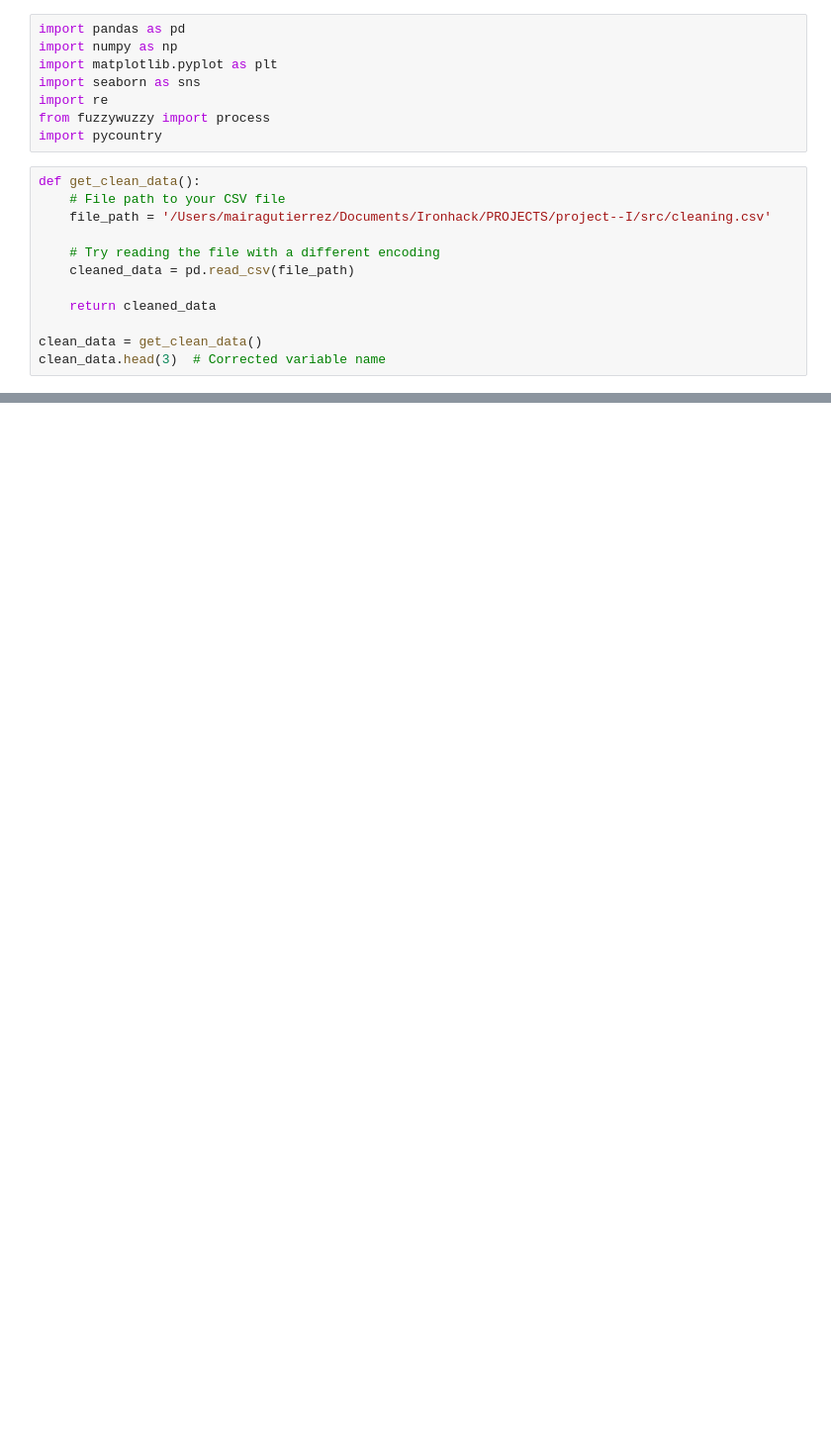
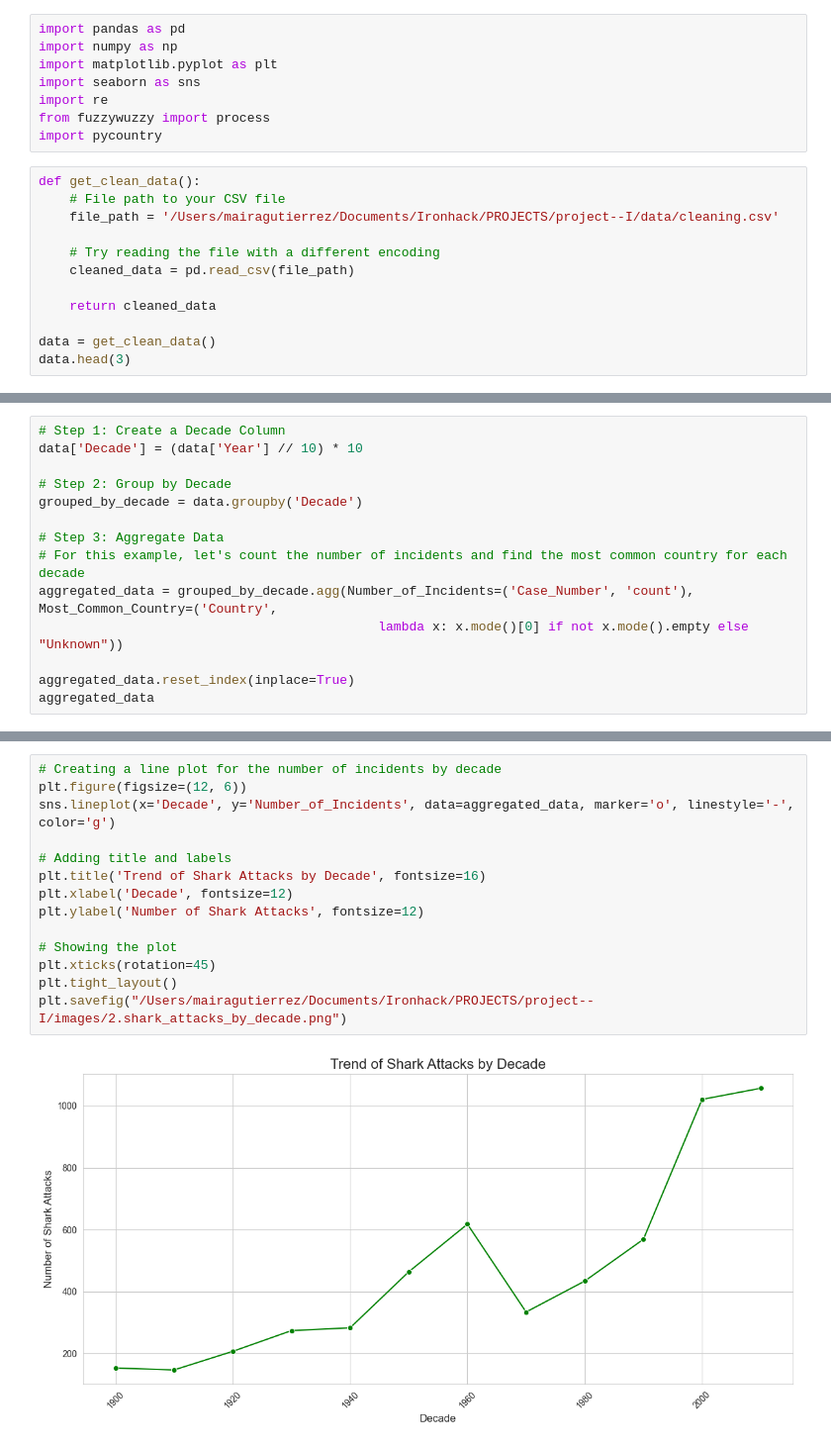
Before and after one commit to MairaMG/project--I, a Jupyter notebook: src/Analysis.ipynb, the cells around one changed output, grey strips where cells are left out. Shown at 99% size. Cells and saved outputs as stored; diff of their text form; blank space fills up the shorter version.

```diff
--- a/src/Analysis.ipynb
+++ b/src/Analysis.ipynb
@@ -9,15 +9,15 @@ import pycountry
 # %%
 def get_clean_data():
     # File path to your CSV file
-    file_path = '/Users/mairagutierrez/Documents/Ironhack/PROJECTS/project--I/src/cleaning.csv'
+    file_path = '/Users/mairagutierrez/Documents/Ironhack/PROJECTS/project--I/data/cleaning.csv'
 
     # Try reading the file with a different encoding
     cleaned_data = pd.read_csv(file_path)
 
     return cleaned_data
 
-clean_data = get_clean_data()
-clean_data.head(3)  # Corrected variable name
+data = get_clean_data()
+data.head(3)
 # %% [output]
 |  | Case_Number | Date | Year | Extracted_Month | Type | Country | Area | Location | Activity | ... |
 | 0 | 2018.06.25 | 25-Jun-2018 | 2018 | 6.0 | Boating | usa | California | Oceanside, San Diego County | surfing | ... |
@@ -80,0 +52,14 @@ dtype: int64
+# %%
+# Step 1: Create a Decade Column
+data['Decade'] = (data['Year'] // 10) * 10
+
+# Step 2: Group by Decade
+grouped_by_decade = data.groupby('Decade')
+
+# Step 3: Aggregate Data
+# For this example, let's count the number of incidents and find the most common country for each decade
+aggregated_data = grouped_by_decade.agg(Number_of_Incidents=('Case_Number', 'count'), Most_Common_Country=('Country',
+                                            lambda x: x.mode()[0] if not x.mode().empty else "Unknown"))
+
+aggregated_data.reset_index(inplace=True)
+aggregated_data
@@ -80,0 +80,16 @@ dtype: int64
+# %%
+# Creating a line plot for the number of incidents by decade
+plt.figure(figsize=(12, 6))
+sns.lineplot(x='Decade', y='Number_of_Incidents', data=aggregated_data, marker='o', linestyle='-', color='g')
+
+# Adding title and labels
+plt.title('Trend of Shark Attacks by Decade', fontsize=16)
+plt.xlabel('Decade', fontsize=12)
+plt.ylabel('Number of Shark Attacks', fontsize=12)
+
+# Showing the plot
+plt.xticks(rotation=45)
+plt.tight_layout()
+plt.savefig("/Users/mairagutierrez/Documents/Ironhack/PROJECTS/project--I/images/2.shark_attacks_by_decade.png")
+# %% [output]
+[figure, added]
```
Also changed, not shown: parts of 42 cells of this notebook, 15 other files.
